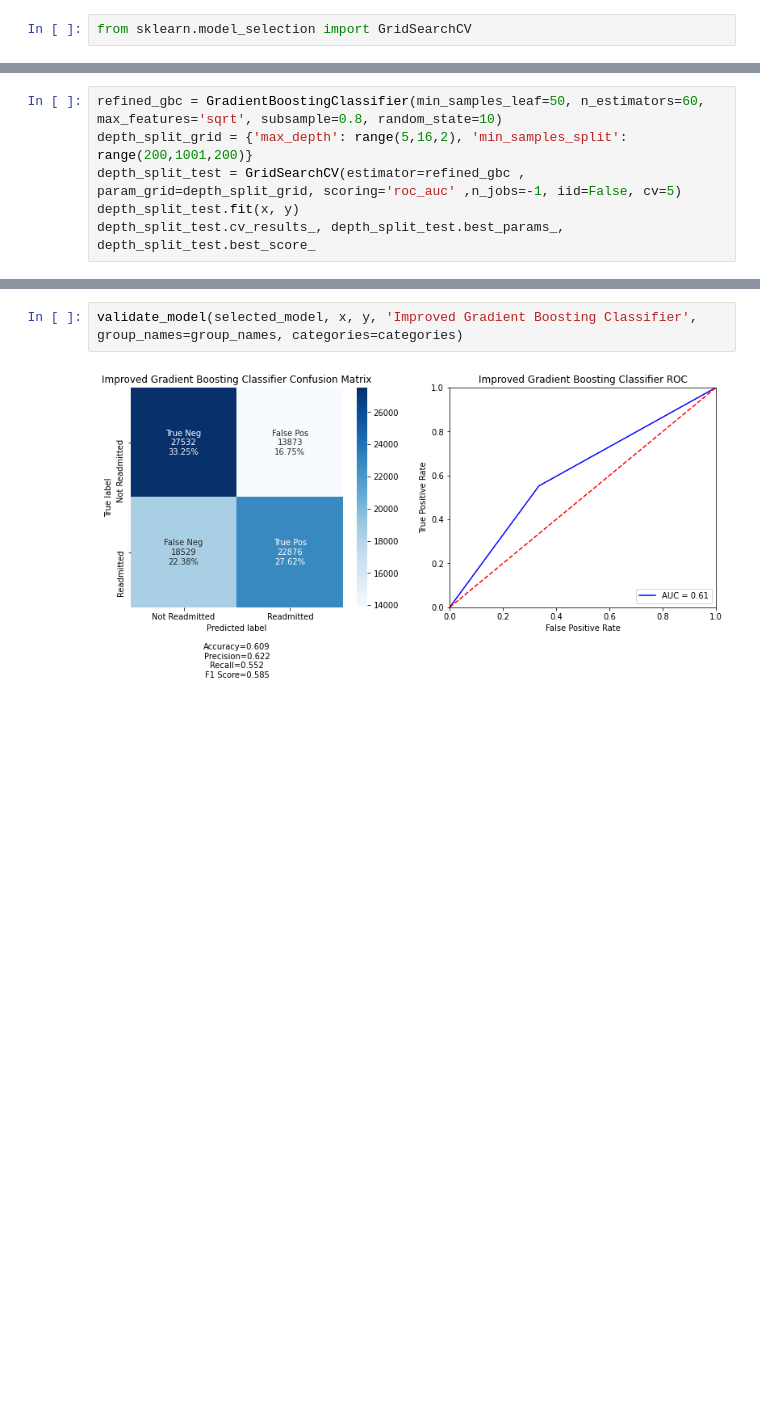
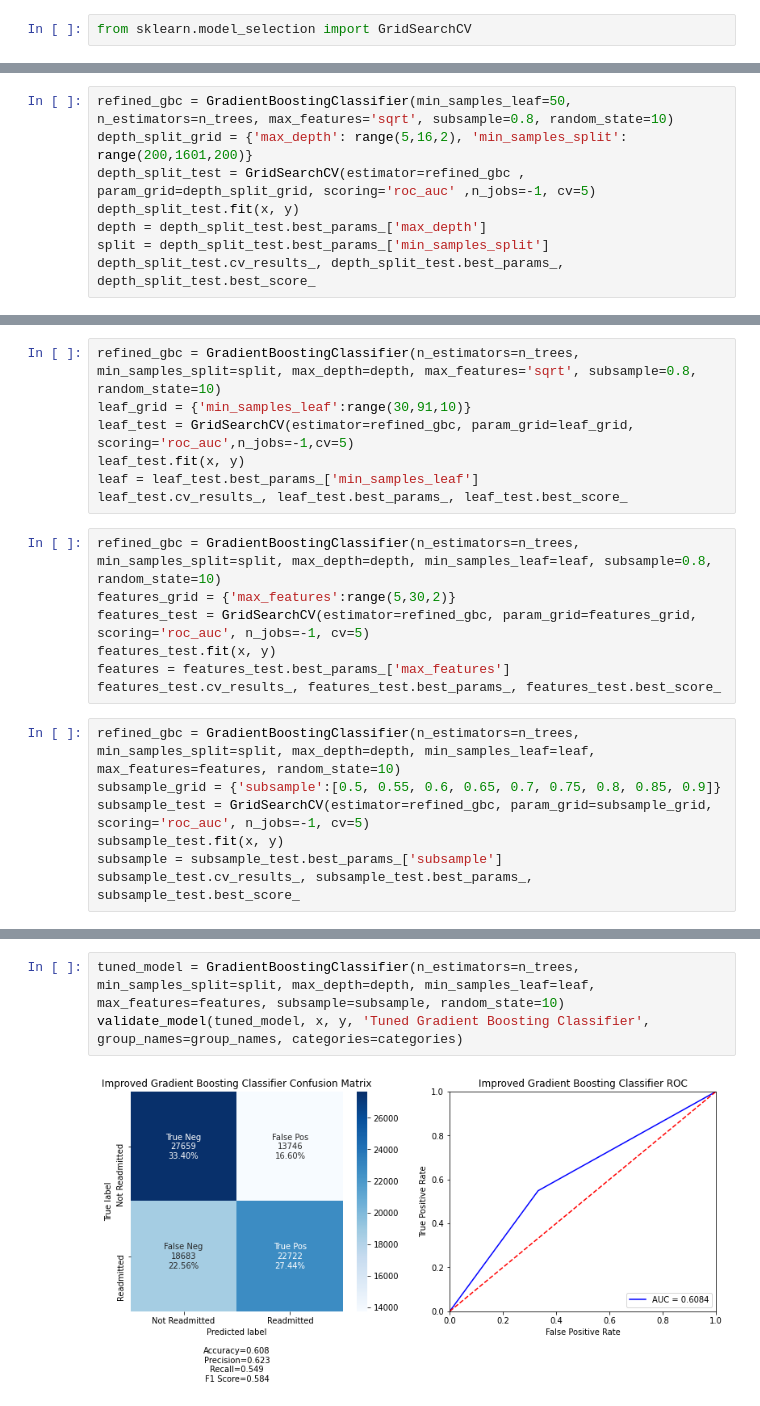
Before and after one commit to gavinmcclelland/CISC451, a Jupyter notebook: a2/code/patient_readmission.ipynb, the cells around one changed output, grey strips where cells are left out. Saved outputs shown, nothing was run; the diff lists cells and outputs as text; blank space fills up the shorter version.

```diff
--- a/a2/code/patient_readmission.ipynb
+++ b/a2/code/patient_readmission.ipynb
@@ -424,6 +406,8 @@ n_trees_search.cv_results_, n_trees_search.best_params_, n_trees_search.best_sco
 # %%
-refined_gbc = GradientBoostingClassifier(min_samples_leaf=50, n_estimators=60, max_features='sqrt', subsample=0.8, random_state=10)
-depth_split_grid = {'max_depth': range(5,16,2), 'min_samples_split': range(200,1001,200)}
-depth_split_test = GridSearchCV(estimator=refined_gbc , param_grid=depth_split_grid, scoring='roc_auc' ,n_jobs=-1, iid=False, cv=5)
+refined_gbc = GradientBoostingClassifier(min_samples_leaf=50, n_estimators=n_trees, max_features='sqrt', subsample=0.8, random_state=10)
+depth_split_grid = {'max_depth': range(5,16,2), 'min_samples_split': range(200,1601,200)}
+depth_split_test = GridSearchCV(estimator=refined_gbc , param_grid=depth_split_grid, scoring='roc_auc' ,n_jobs=-1, cv=5)
 depth_split_test.fit(x, y)
+depth = depth_split_test.best_params_['max_depth']
+split = depth_split_test.best_params_['min_samples_split']
 depth_split_test.cv_results_, depth_split_test.best_params_, depth_split_test.best_score_
@@ -431,0 +414,21 @@ NameError: name 'param_test2' is not defined
+# %%
+refined_gbc = GradientBoostingClassifier(n_estimators=n_trees, min_samples_split=split, max_depth=depth, max_features='sqrt', subsample=0.8, random_state=10)
+leaf_grid = {'min_samples_leaf':range(30,91,10)}
+leaf_test = GridSearchCV(estimator=refined_gbc, param_grid=leaf_grid, scoring='roc_auc',n_jobs=-1,cv=5)
+leaf_test.fit(x, y)
+leaf = leaf_test.best_params_['min_samples_leaf']
+leaf_test.cv_results_, leaf_test.best_params_, leaf_test.best_score_
+# %%
+refined_gbc = GradientBoostingClassifier(n_estimators=n_trees, min_samples_split=split, max_depth=depth, min_samples_leaf=leaf, subsample=0.8, random_state=10)
+features_grid = {'max_features':range(5,30,2)}
+features_test = GridSearchCV(estimator=refined_gbc, param_grid=features_grid, scoring='roc_auc', n_jobs=-1, cv=5)
+features_test.fit(x, y)
+features = features_test.best_params_['max_features']
+features_test.cv_results_, features_test.best_params_, features_test.best_score_
+# %%
+refined_gbc = GradientBoostingClassifier(n_estimators=n_trees, min_samples_split=split, max_depth=depth, min_samples_leaf=leaf, max_features=features, random_state=10)
+subsample_grid = {'subsample':[0.5, 0.55, 0.6, 0.65, 0.7, 0.75, 0.8, 0.85, 0.9]}
+subsample_test = GridSearchCV(estimator=refined_gbc, param_grid=subsample_grid, scoring='roc_auc', n_jobs=-1, cv=5)
+subsample_test.fit(x, y)
+subsample = subsample_test.best_params_['subsample']
+subsample_test.cv_results_, subsample_test.best_params_, subsample_test.best_score_
@@ -432,5 +453,6 @@ NameError: name 'param_test2' is not defined
 # %%
-validate_model(selected_model, x, y, 'Improved Gradient Boosting Classifier', group_names=group_names, categories=categories)
+tuned_model = GradientBoostingClassifier(n_estimators=n_trees, min_samples_split=split, max_depth=depth, min_samples_leaf=leaf, max_features=features, subsample=subsample, random_state=10)
+validate_model(tuned_model, x, y, 'Tuned Gradient Boosting Classifier', group_names=group_names, categories=categories)
 # %% [output]
-[figure, old version]
+[figure, new version]
 <Figure size 432x288 with 0 Axes>
```
Also changed, not shown: parts of 13 cells of this notebook, 2 other files.
